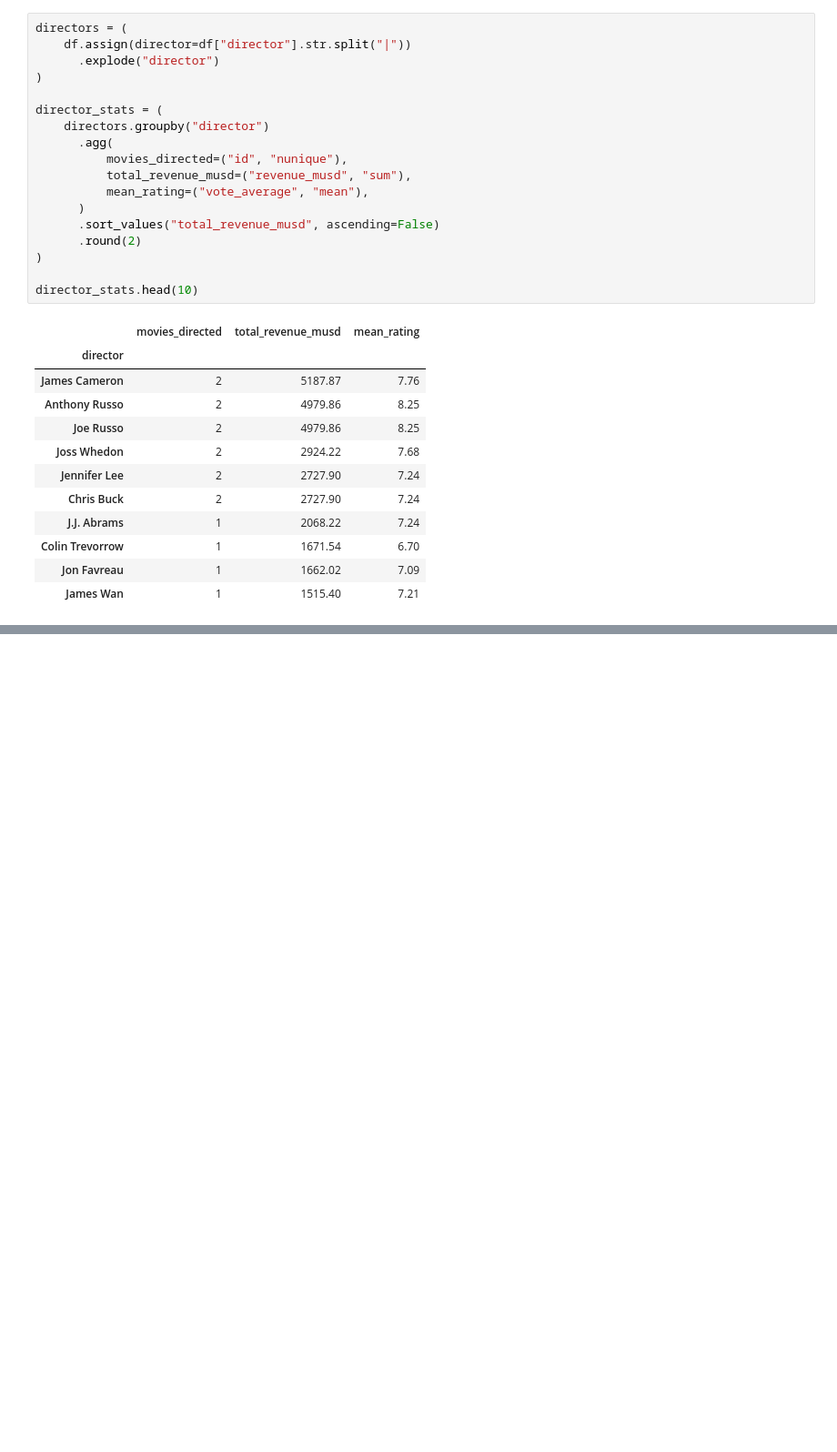
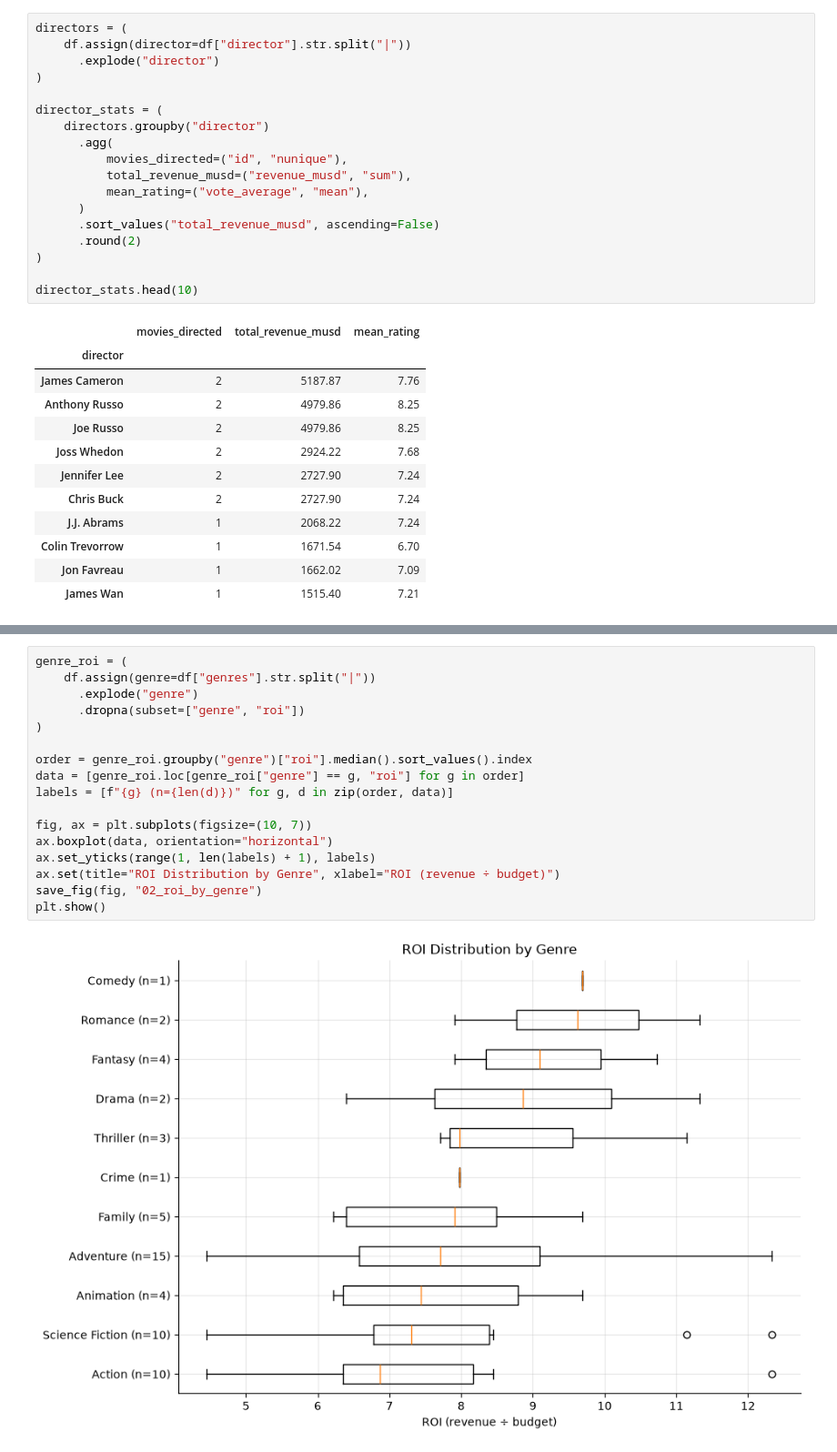
Before and after one commit to CasualLev/tmdb-movalyzer, a Jupyter notebook: notebooks/tmdb_analysis.ipynb, the cells around one changed output, grey strips where cells are left out. Shown at 91% size. Saved outputs shown, nothing was run; the diff lists cells and outputs as text; blank space fills up the shorter version.

```diff
--- a/notebooks/tmdb_analysis.ipynb
+++ b/notebooks/tmdb_analysis.ipynb
@@ -799,0 +853,19 @@ director_stats.head(10)
+# %%
+genre_roi = (
+    df.assign(genre=df["genres"].str.split("|"))
+      .explode("genre")
+      .dropna(subset=["genre", "roi"])
+)
+
+order = genre_roi.groupby("genre")["roi"].median().sort_values().index
+data = [genre_roi.loc[genre_roi["genre"] == g, "roi"] for g in order]
+labels = [f"{g} (n={len(d)})" for g, d in zip(order, data)]
+
+fig, ax = plt.subplots(figsize=(10, 7))
+ax.boxplot(data, orientation="horizontal")
+ax.set_yticks(range(1, len(labels) + 1), labels)
+ax.set(title="ROI Distribution by Genre", xlabel="ROI (revenue ÷ budget)")
+save_fig(fig, "02_roi_by_genre")
+plt.show()
+# %% [output]
+[figure, added]
```
Also changed, not shown: parts of 11 cells of this notebook, 5 other files.
